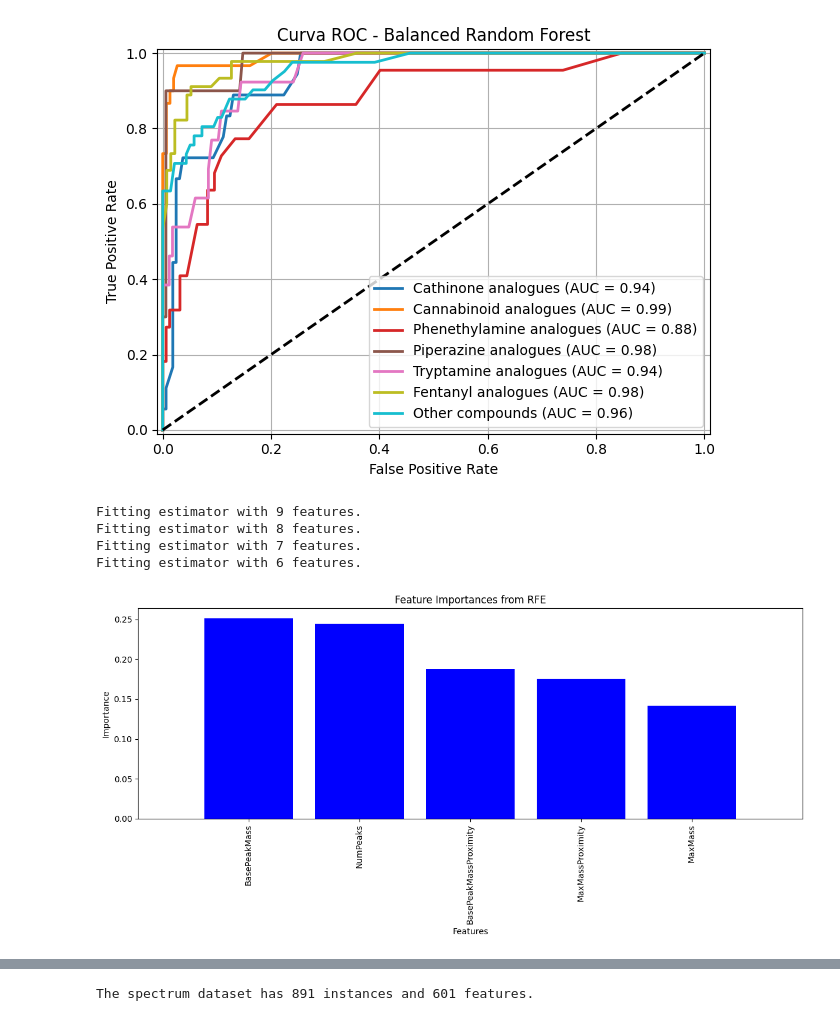
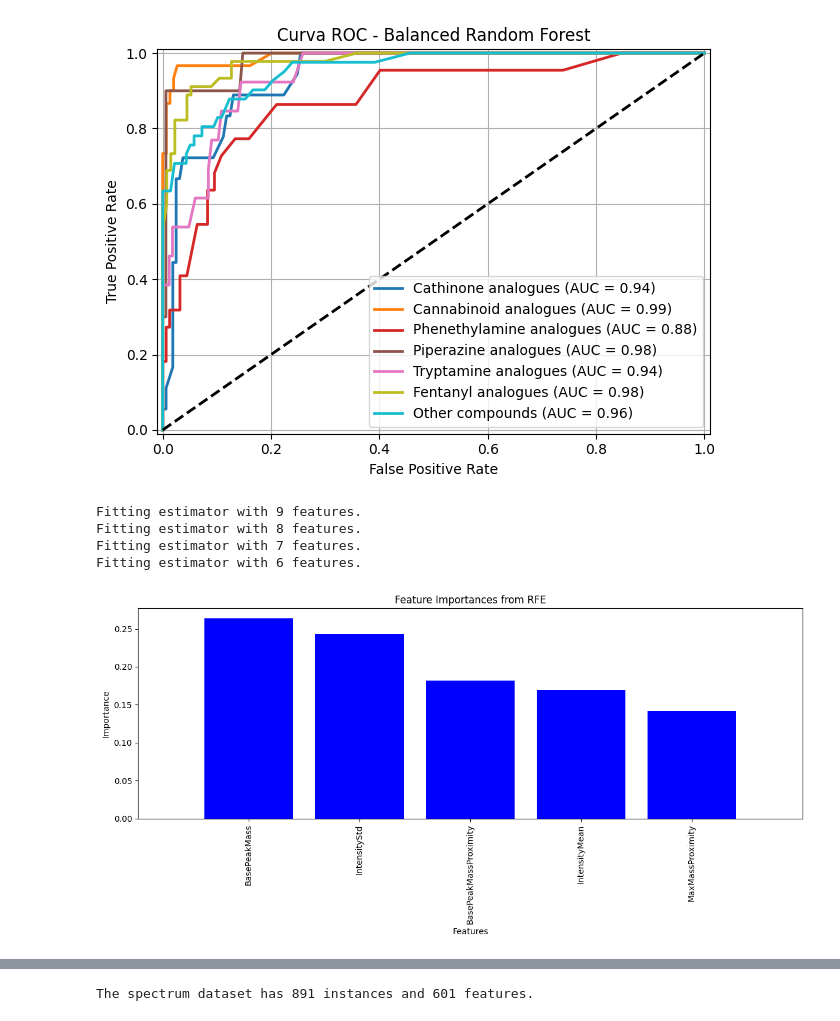
Before and after one commit to minicla03/PENTION, a Jupyter notebook: ClassificatoreNPS/NPSClassifier.ipynb, the cells around one changed output, grey strips where cells are left out. Saved outputs shown, nothing was run; the diff lists cells and outputs as text; code cells hidden in the pictures.

```diff
--- a/ClassificatoreNPS/NPSClassifier.ipynb
+++ b/ClassificatoreNPS/NPSClassifier.ipynb
@@ -6,7 +6,7 @@ from imblearn.over_sampling import SMOTE
 # %% [markdown]
 # DATASET
 # %%
-nps_dataset = pd.read_csv('1-s2.0-S2468170923000358-mmc1.csv', sep=',', header=0)
+nps_dataset = pd.read_csv('datasetNPS/1-s2.0-S2468170923000358-mmc1.csv', sep=',', header=0)
 print(f'The dataset has {nps_dataset.shape[0]} instances and {nps_dataset.shape[1]} features.')
 nps_dataset.head()
 # %% [output]
@@ -347,5 +345,7 @@ for col in upper.columns:
 print(f"Variabili rimosse tenendo conto di importanza e correlazione (> {threshold}):", to_drop)
 
 full_df= full_df.drop(columns=list(to_drop))
+
+feature_columns= full_df.drop(columns=['label']).columns.tolist()
 full_df.head()
 # %% [output]
@@ -501,25 +507,27 @@ plt.show()
 # %%
 #feature importance
 from sklearn.feature_selection import RFE
-clf_rfe= RFE(clf, n_features_to_select=5, verbose=1)
+rfe_base_clf = RandomForestClassifier(n_estimators=100, random_state=42)
+clf_rfe = RFE(rfe_base_clf, n_features_to_select=5, verbose=1)
 clf_rfe.fit(x_train, y_train)
+
 importances = clf_rfe.estimator_.feature_importances_
 indices = np.argsort(importances)[::-1]
 
 # Plot delle feature importances
 plt.figure(figsize=(12, 6))
 plt.title("Feature Importances from RFE")
 plt.bar(range(len(importances)), importances[indices], color='b', align='center')
 plt.xticks(range(len(importances)), [feature_columns[i] for i in indices], rotation=90)
 plt.xlim([-1, len(importances)])
 plt.xlabel("Features")
 plt.ylabel("Importance")
 plt.tight_layout()
 plt.show()
 # %% [output]
 Fitting estimator with 9 features.
 Fitting estimator with 8 features.
 Fitting estimator with 7 features.
 Fitting estimator with 6 features.
-[figure, old version]
+[figure, new version]
 # %%
```
Also changed, not shown: parts of 17 cells of this notebook, 22 other files.
